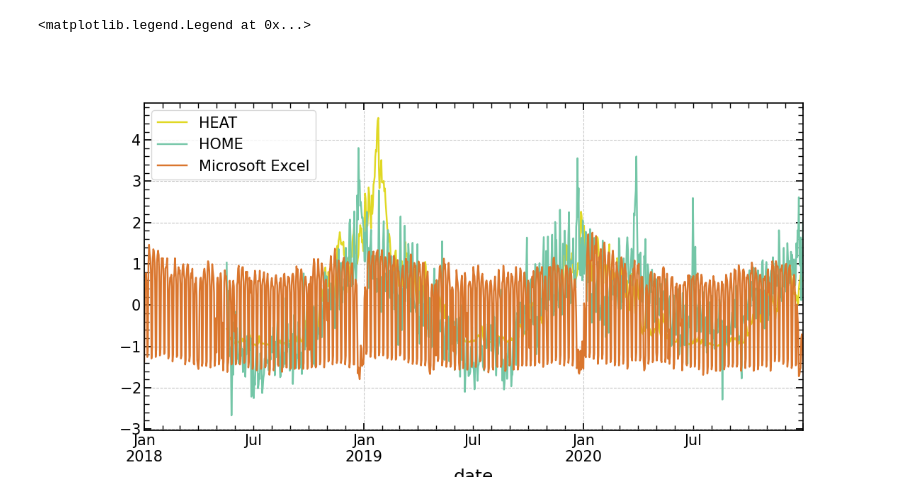
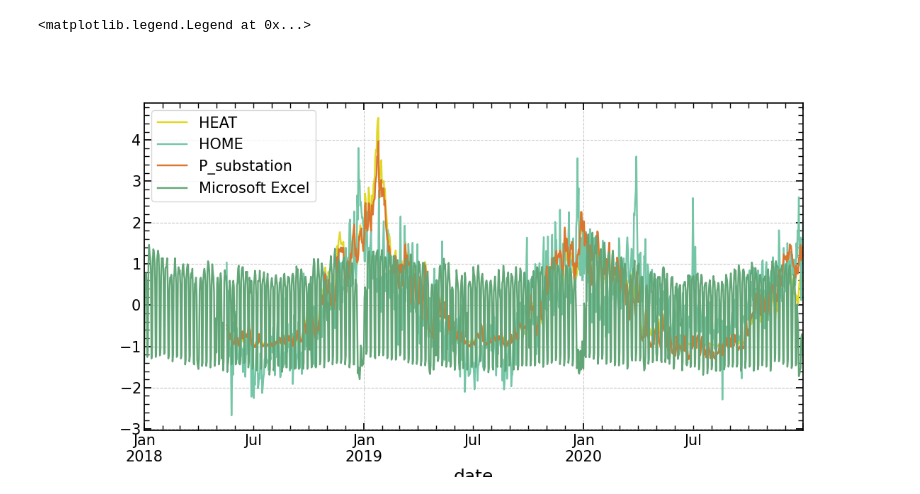
Before and after one commit to SergeiDBykov/swarm_energAIser, a Jupyter notebook: 1_exploratory_analysis/1_hamelin/5_hamelin_trends.ipynb, the cells around one changed output. Drawn from its saved outputs; the diff is of its cells as text; code cells hidden in the pictures.

```diff
--- a/1_exploratory_analysis/1_hamelin/5_hamelin_trends.ipynb
+++ b/1_exploratory_analysis/1_hamelin/5_hamelin_trends.ipynb
@@ -54,14 +75,15 @@ substation = substation
 # %%
 fig,  ax =  plt.subplots( figsize = (12,6))
 #ax.plot(HOME_mean.index, HOME_mean.values, label = 'HOME')
 
 
 HEAT_mean.plot(ax=ax,)
 HOME_mean.plot(ax=ax,)
+substation.plot(ax=ax,)
 trends['Microsoft Excel'].plot(ax=ax)
 
 
 ax.legend()
 # %% [output]
 <matplotlib.legend.Legend at 0x...>
-[figure, old version]
+[figure, new version]
```
Also changed, not shown: parts of 7 cells of this notebook, 3 other files.
